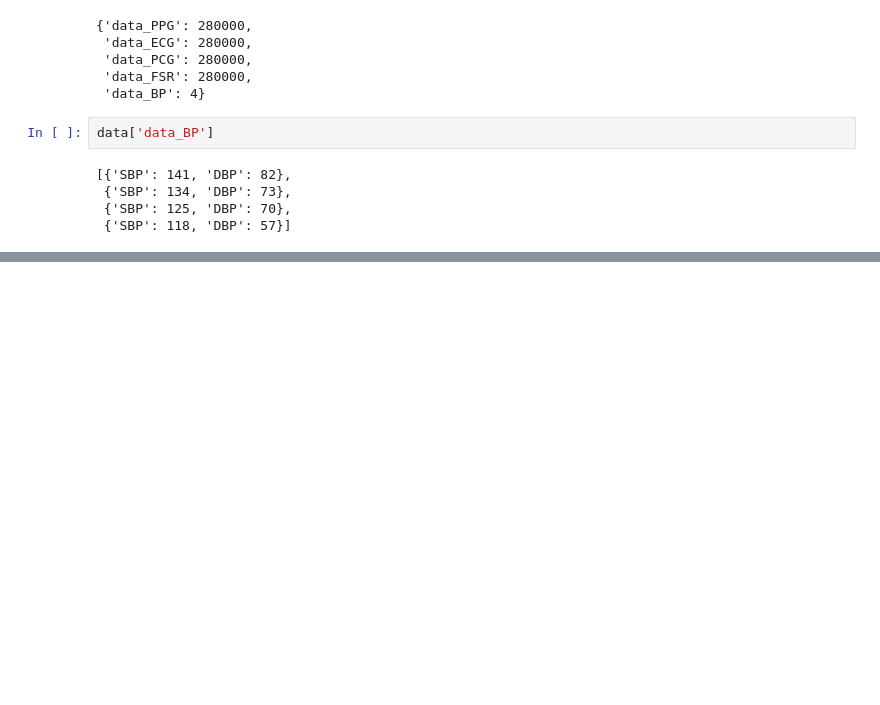
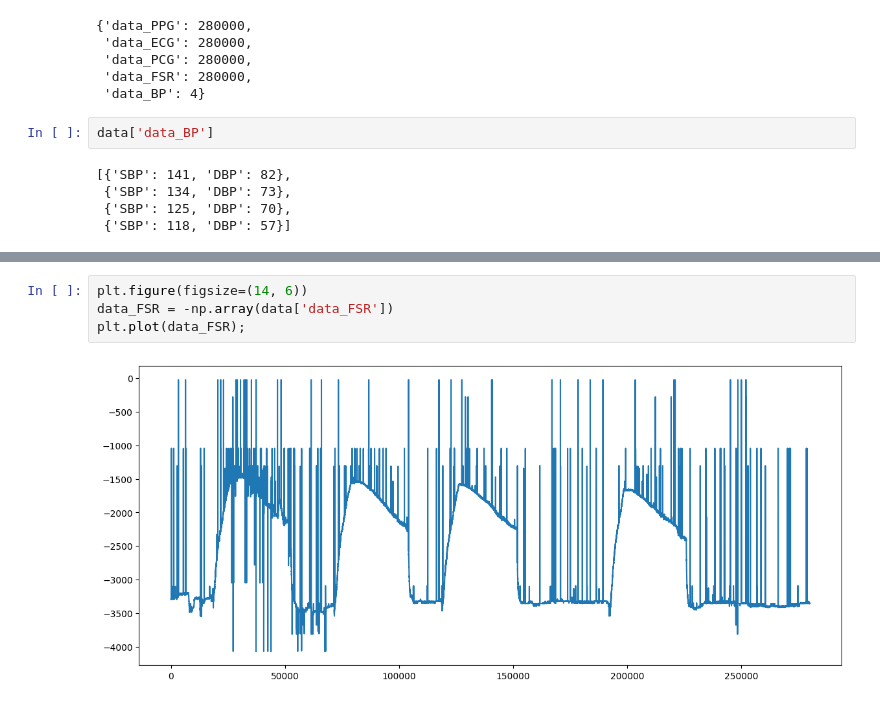
Before and after one commit to Ragul-SL/Non-Invasive-BloodPressure, a Jupyter notebook: Estimate_BP.ipynb, the cells around one changed output, grey strips where cells are left out. Drawn from its saved outputs; the diff is of its cells as text; blank space fills up the shorter version.

```diff
--- a/Estimate_BP.ipynb
+++ b/Estimate_BP.ipynb
@@ -34,0 +48,6 @@ data['data_BP']
+# %%
+plt.figure(figsize=(14, 6))
+data_FSR = -np.array(data['data_FSR'])
+plt.plot(data_FSR);
+# %% [output]
+[figure, added]
```
Also changed, not shown: parts of 17 cells of this notebook.
